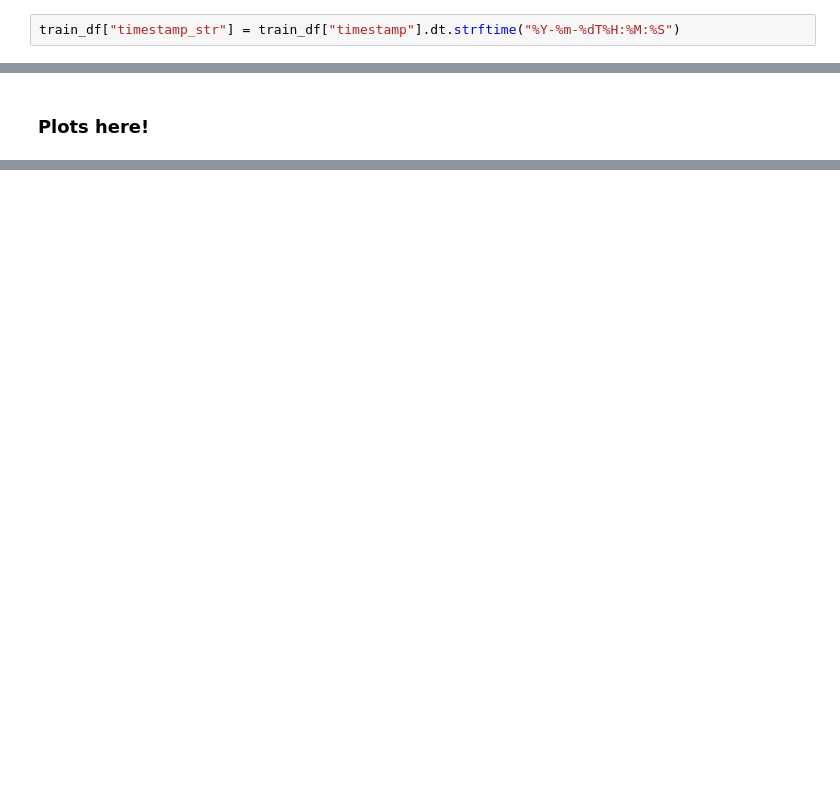
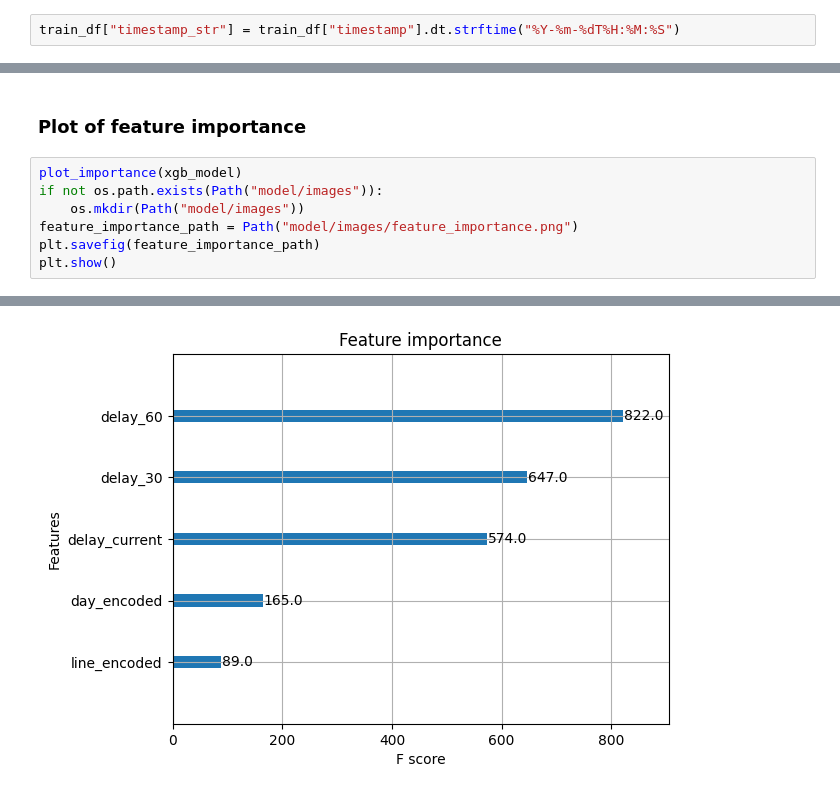
Before and after one commit to SerkanAnar/metro-delay-prediction, a Jupyter notebook: src/pipeline/3_training_pipeline.ipynb, the cells around one changed output, grey strips where cells are left out. Saved outputs shown, nothing was run; the diff lists cells and outputs as text; blank space fills up the shorter version.

Commit message:
add plotting

```diff
--- a/src/pipeline/3_training_pipeline.ipynb
+++ b/src/pipeline/3_training_pipeline.ipynb
@@ -264,2 +279,10 @@ model.save("model")
-# %% [markdown]
-### Plots here!
+# %% [markdown]
+### Plot of feature importance
+# %%
+plot_importance(xgb_model)
+if not os.path.exists(Path("model/images")):
+    os.mkdir(Path("model/images"))
+feature_importance_path = Path("model/images/feature_importance.png")
+plt.savefig(feature_importance_path)
+plt.show()
+# %% [output]
@@ -265,0 +290 @@ model.save("model")
+[figure, added]
```
Also changed, not shown: parts of 18 cells of this notebook.
